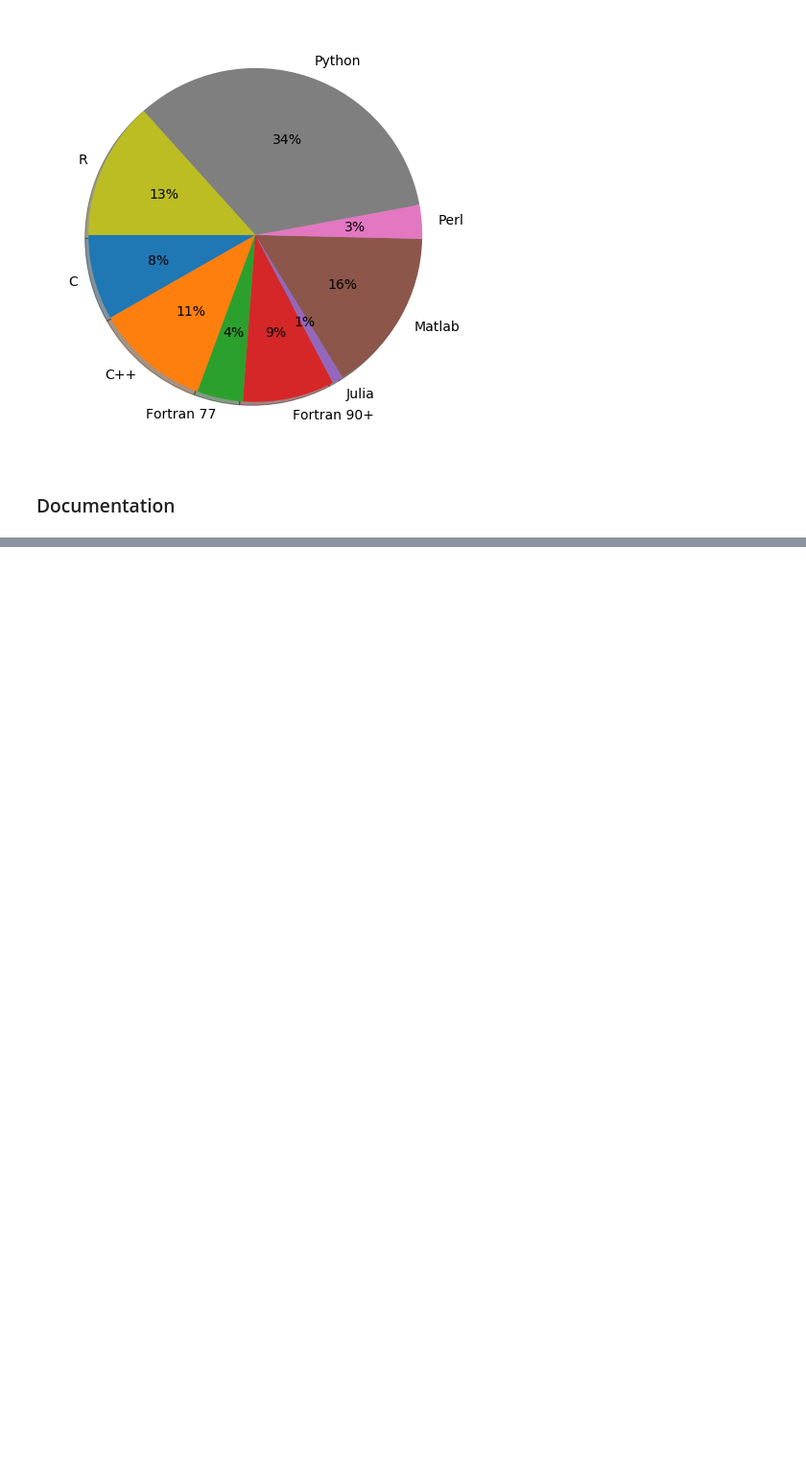
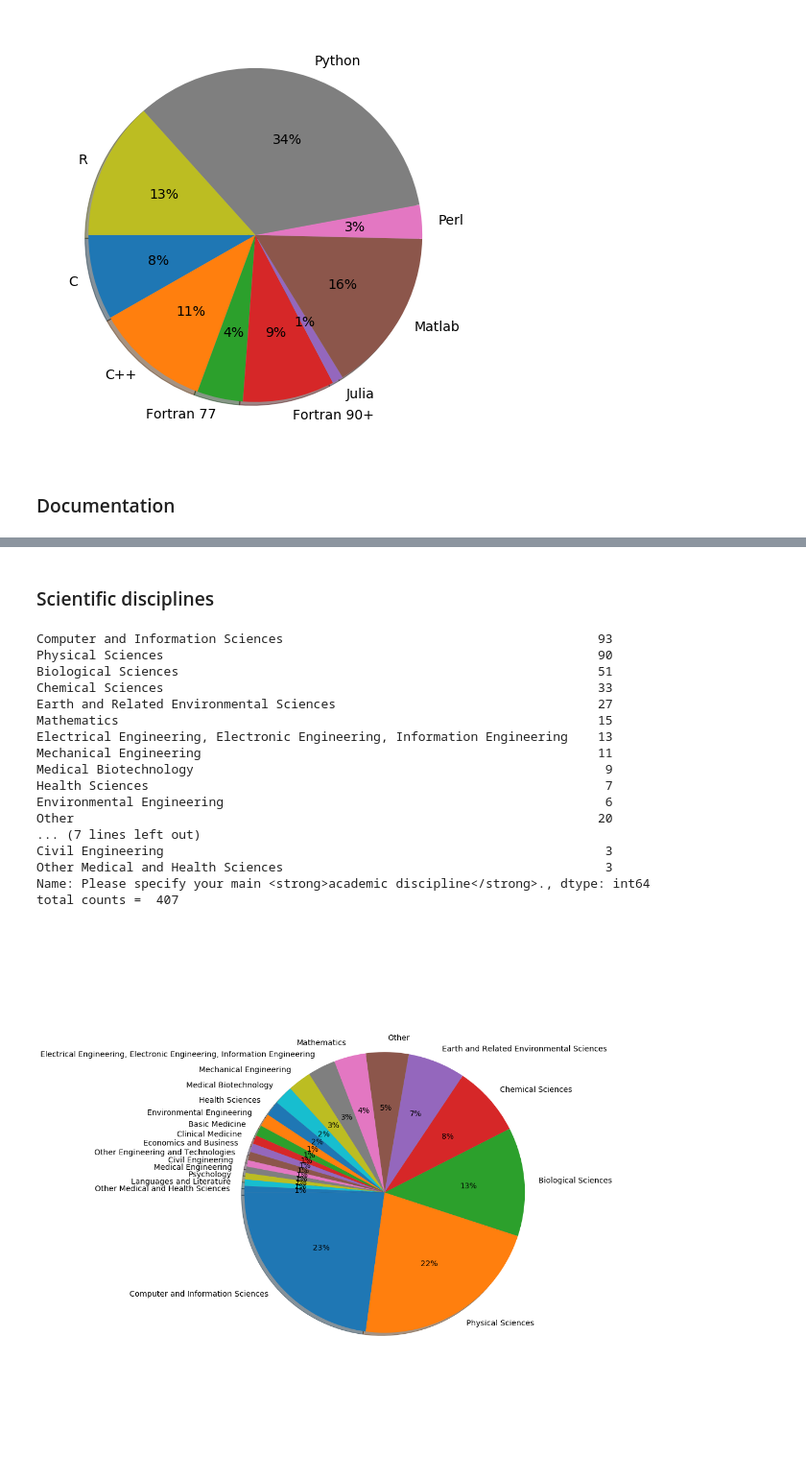
Before and after one commit to coderefinery/pre-workshop-survey, a Jupyter notebook: pre-workshop-analysis.ipynb, the cells around one changed output, grey strips where cells are left out. Shown at 96% size. Saved outputs shown, nothing was run; the diff lists cells and outputs as text; code cells hidden in the pictures; blank space fills up the shorter version.

Commit message:
add analysis of scientific discipline

```diff
--- a/pre-workshop-analysis.ipynb
+++ b/pre-workshop-analysis.ipynb
@@ -67,14 +111,16 @@ These are the duplicate columns:
 travis = [df_survey.columns.get_loc(c) for c in df_survey.columns if "Travis or Jenkins" in c]
 codecov = [df_survey.columns.get_loc(c) for c in df_survey.columns if "code coverage analysis" in c]
 ide = [df_survey.columns.get_loc(c) for c in df_survey.columns if "integrated development environment" in c]
+discipline = [df_survey.columns.get_loc(c) for c in df_survey.columns if "academic discipline" in c]
 
-dupl = {"travis":travis, "codecov":codecov, "ide":ide}
+dupl = {"travis":travis, "codecov":codecov, "ide":ide, "discipline":discipline}
 # %% [markdown]
 Copy from second to first column if value is not NaN
 # %%
 df_survey.iloc[:,dupl["travis"][0]].fillna(df_survey.iloc[:,dupl["travis"][1]], inplace=True)
 df_survey.iloc[:,dupl["codecov"][0]].fillna(df_survey.iloc[:,dupl["codecov"][1]], inplace=True)
 df_survey.iloc[:,dupl["ide"][0]].fillna(df_survey.iloc[:,dupl["ide"][1]], inplace=True)
+df_survey.iloc[:,dupl["discipline"][0]].fillna(df_survey.iloc[:,dupl["discipline"][1]], inplace=True)
 # %% [markdown]
 Remove reduntant column after copying non-NaN values
 # %%
@@ -216 +333,65 @@ plt.show()
 [figure]
+# %% [markdown]
+### Scientific disciplines
+# %%
+plt.rc('font', **font)
+discipline='Please specify your main\xa0<strong>academic discipline</strong>.'
+counts = df_survey[discipline].value_counts()
+
+#for i in counts.index:
+#    if counts[i] < 3.0:
+#        counts.drop(labels=i, inplace=True)
+#counts["Other"] = 0.0
+counts_filter1 = counts.copy(deep=True)
+counts_filter2 = counts.copy(deep=True)
+for i in counts.index:
+    if counts[i] < 3.0:
+        counts_filter1["Other"] += counts[i]
+        counts_filter1.drop(labels=i, inplace=True)
+    if counts[i] < 4.0:
+        counts_filter2["Other"] += counts[i]
+        counts_filter2.drop(labels=i, inplace=True)
+
+
+print(counts_filter1)
+print("total counts = ", sum(counts_filter1.values))
+
+counts_filter1.sort_values(ascending=False, inplace=True)
+counts_filter2.sort_values(ascending=False, inplace=True)
+
+values = counts_filter1.values
+labels = counts_filter1.index
+fig1, ax1 = plt.subplots(figsize=(14,14))
+ax1.pie(values, labels=labels, autopct='%1.0f%%',
+        shadow=True, startangle=180)
+ax1.axis('equal')  # Equal aspect ratio ensures that pie is drawn as a circle.
+ax1.figure.tight_layout()
+plt.savefig("img/scientific-discipline-1.png")
+
+values = counts_filter2.values
+labels = counts_filter2.index
+fig1, ax1 = plt.subplots(figsize=(14,14))
+ax1.pie(values, labels=labels, autopct='%1.0f%%',
+        shadow=True, startangle=180)
+ax1.axis('equal')  # Equal aspect ratio ensures that pie is drawn as a circle.
+ax1.figure.tight_layout()
+plt.savefig("img/scientific-discipline-2.png")
+# %% [output]
+Computer and Information Sciences                                          93
+Physical Sciences                                                          90
+Biological Sciences                                                        51
+Chemical Sciences                                                          33
+Earth and Related Environmental Sciences                                   27
+Mathematics                                                                15
+Electrical Engineering, Electronic Engineering, Information Engineering    13
+Mechanical Engineering                                                     11
+Medical Biotechnology                                                       9
+Health Sciences                                                             7
+Environmental Engineering                                                   6
+Other                                                                      20
+... (7 lines left out)
+Civil Engineering                                                           3
+Other Medical and Health Sciences                                           3
+Name: Please specify your main <strong>academic discipline</strong>., dtype: int64
+total counts =  407
+[figure, added]
```
Also changed, not shown: parts of 15 cells of this notebook.
